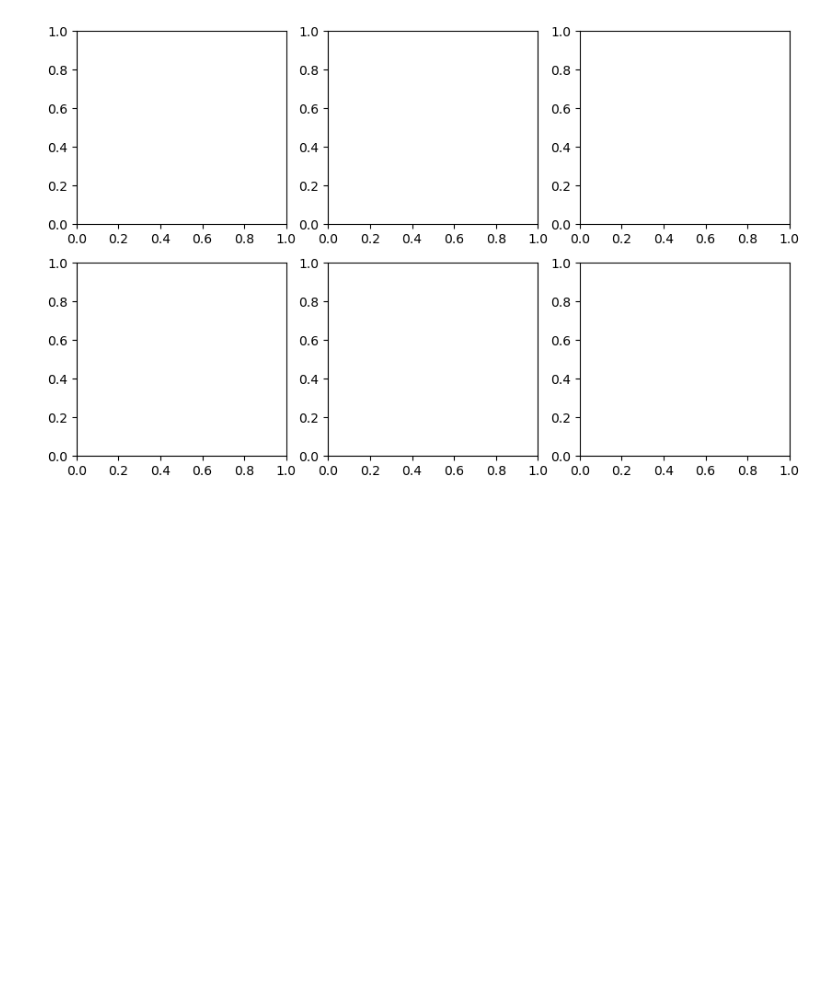
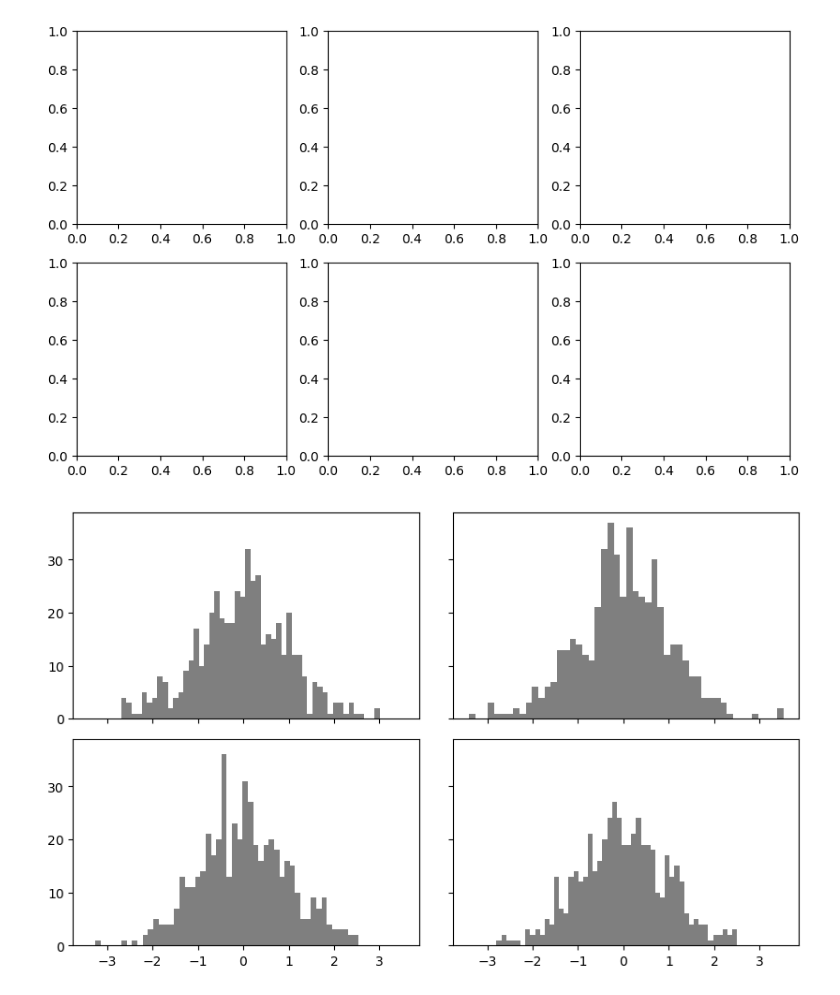
Before and after one commit to Zejianzejian/pydata-book, a Jupyter notebook: ch09.ipynb, the cells around one changed output. Drawn from its saved outputs; the diff is of its cells as text; code cells hidden in the pictures; blank space fills up the shorter version.

```diff
--- a/ch09.ipynb
+++ b/ch09.ipynb
@@ -43,9 +43,11 @@ array([[<Axes: >, <Axes: >, <Axes: >],
 # %%
 fig, axes = plt.subplots(2, 2, sharex=True, sharey=True)
 for i in range(2):
     for j in range(2):
         axes[i, j].hist(np.random.standard_normal(500), bins=50,
                         color="black", alpha=0.5)
-fig.subplots_adjust(wspace=0, hspace=0)
+fig.subplots_adjust(wspace=0.1, hspace=0.1) # 控制上下左右间隔
+# %% [output]
+[figure, added]
 # %%
 fig = plt.figure()
```
Also changed, not shown: parts of 2 cells of this notebook.
